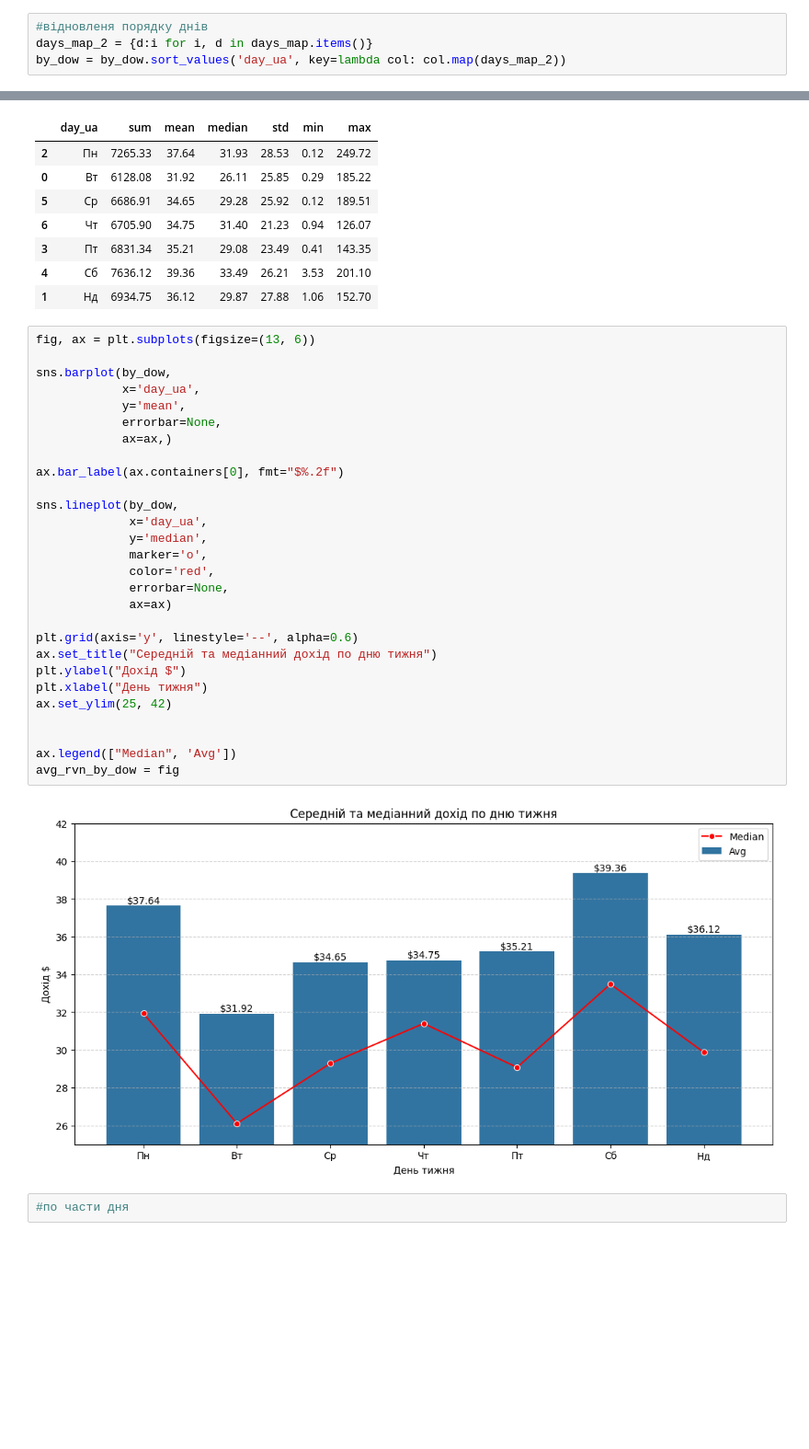
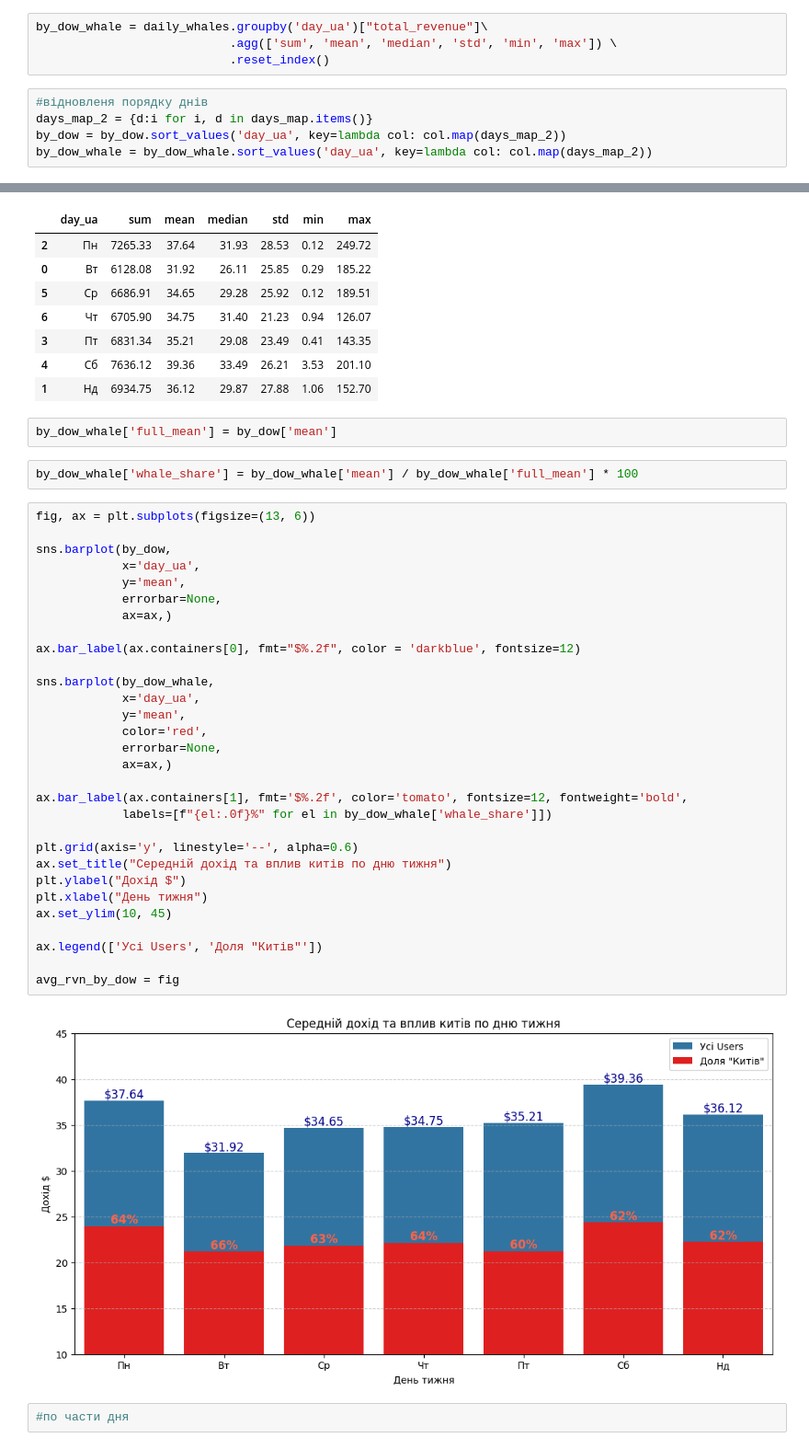
Before and after one commit to Chocopie-DA/db_analysis_sql_sweetylove, a Jupyter notebook: 03_notebooks/EDA.ipynb, the cells around one changed output, grey strips where cells are left out. Shown at 92% size. Drawn from its saved outputs; the diff is of its cells as text; blank space fills up the shorter version.

```diff
--- a/03_notebooks/EDA.ipynb
+++ b/03_notebooks/EDA.ipynb
@@ -1043,10 +1114,15 @@ daily['day_ua'] = daily['time_utc'].dt.to_timestamp().dt.dayofweek.map(days_map)
 by_dow = daily.groupby('day_ua')["total_revenue"]\
                 .agg(['sum', 'mean', 'median', 'std', 'min', 'max']) \
                 .reset_index()
+# %%
+by_dow_whale = daily_whales.groupby('day_ua')["total_revenue"]\
+                           .agg(['sum', 'mean', 'median', 'std', 'min', 'max']) \
+                           .reset_index()
 # %%
 #відновленя порядку днів
 days_map_2 = {d:i for i, d in days_map.items()}
 by_dow = by_dow.sort_values('day_ua', key=lambda col: col.map(days_map_2))
+by_dow_whale = by_dow_whale.sort_values('day_ua', key=lambda col: col.map(days_map_2))
 # %%
 by_dow
 # %% [output]
@@ -1058,36 +1134,42 @@ by_dow
 | 3 | Пт | 6831.34 | 35.21 | 29.08 | 23.49 | 0.41 | 143.35 |
 | 4 | Сб | 7636.12 | 39.36 | 33.49 | 26.21 | 3.53 | 201.10 |
 | 1 | Нд | 6934.75 | 36.12 | 29.87 | 27.88 | 1.06 | 152.70 |
+# %%
+by_dow_whale['full_mean'] = by_dow['mean']
+# %%
+by_dow_whale['whale_share'] = by_dow_whale['mean'] / by_dow_whale['full_mean'] * 100
 # %%
 fig, ax = plt.subplots(figsize=(13, 6))
 
 sns.barplot(by_dow,
             x='day_ua',
             y='mean',
             errorbar=None,
             ax=ax,)
 
-ax.bar_label(ax.containers[0], fmt="$%.2f")
+ax.bar_label(ax.containers[0], fmt="$%.2f", color = 'darkblue', fontsize=12)
 
-sns.lineplot(by_dow,
-             x='day_ua',
-             y='median',
-             marker='o',
-             color='red',
-             errorbar=None,
-             ax=ax)
+sns.barplot(by_dow_whale,
+            x='day_ua',
+            y='mean',
+            color='red',
+            errorbar=None,
+            ax=ax,)
+
+ax.bar_label(ax.containers[1], fmt='$%.2f', color='tomato', fontsize=12, fontweight='bold',
+            labels=[f"{el:.0f}%" for el in by_dow_whale['whale_share']])
 
 plt.grid(axis='y', linestyle='--', alpha=0.6)
-ax.set_title("Середній та медіанний дохід по дню тижня")
+ax.set_title("Середній дохід та вплив китів по дню тижня")
 plt.ylabel("Дохід $")
 plt.xlabel("День тижня")
-ax.set_ylim(25, 42)
+ax.set_ylim(10, 45)
 
+ax.legend(['Усі Users', 'Доля "Китів"'])
 
-ax.legend(["Median", 'Avg'])
 avg_rvn_by_dow = fig
 # %% [output]
-[figure, old version]
+[figure, new version]
 # %%
 #по части дня
 # %%
```
Also changed, not shown: parts of 41 cells of this notebook.
